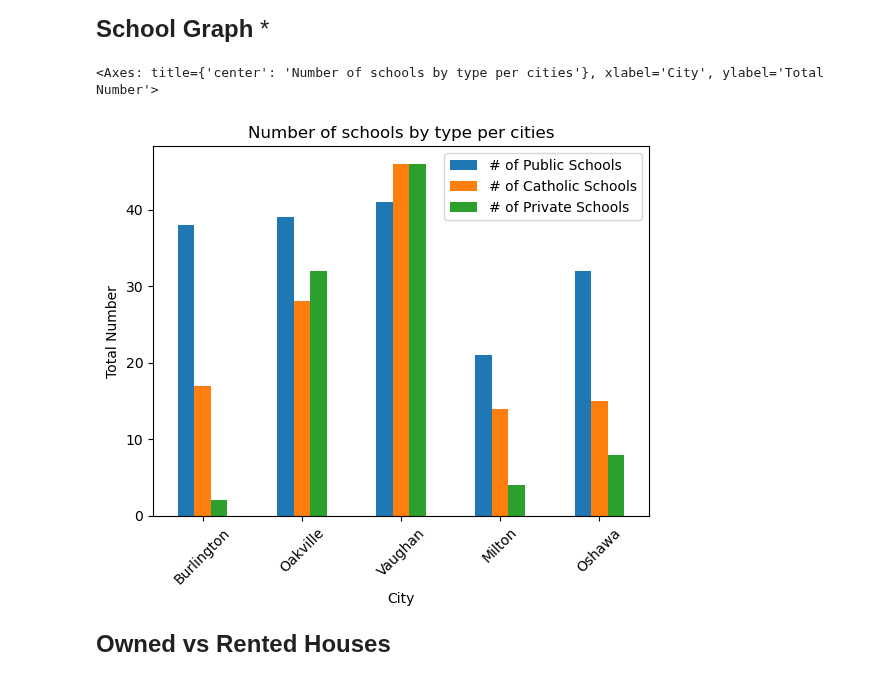
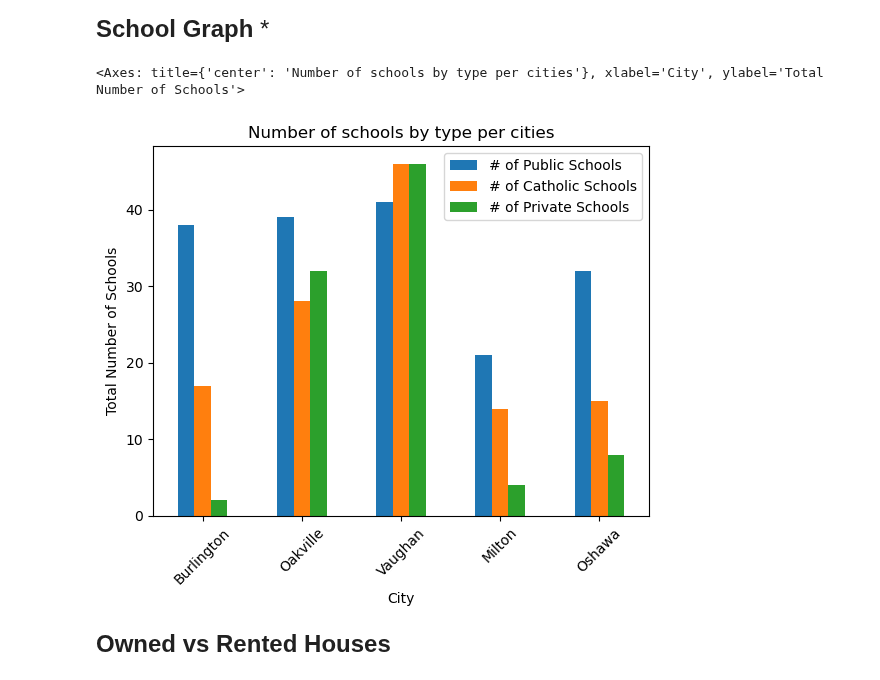
Before and after one commit to MaisieDeGraaf/oakville-housing-analysis, a Jupyter notebook: Main_Cities_Analysis.ipynb, the cells around one changed output. Drawn from its saved outputs; the diff is of its cells as text; code cells hidden in the pictures.

```diff
--- a/Main_Cities_Analysis.ipynb
+++ b/Main_Cities_Analysis.ipynb
@@ -311,11 +311,11 @@ import numpy as np
 # %%
 all_amenities_df[["# of Public Schools","# of Catholic Schools","# of Private Schools"]].plot(kind = 'bar',
                                                                         title = 'Number of schools by type per cities',
-                                                                        ylabel = 'Total Number',
+                                                                        ylabel = 'Total Number of Schools',
                                                                          rot = 45)
 # %% [output]
-<Axes: title={'center': 'Number of schools by type per cities'}, xlabel='City', ylabel='Total Number'>
+<Axes: title={'center': 'Number of schools by type per cities'}, xlabel='City', ylabel='Total Number of Schools'>
-[figure, old version]
+[figure, new version]
 # %% [markdown]
 **<font size = 5> Owned vs Rented Houses <font>**
 # %%
```
Also changed, not shown: parts of 4 cells of this notebook.
